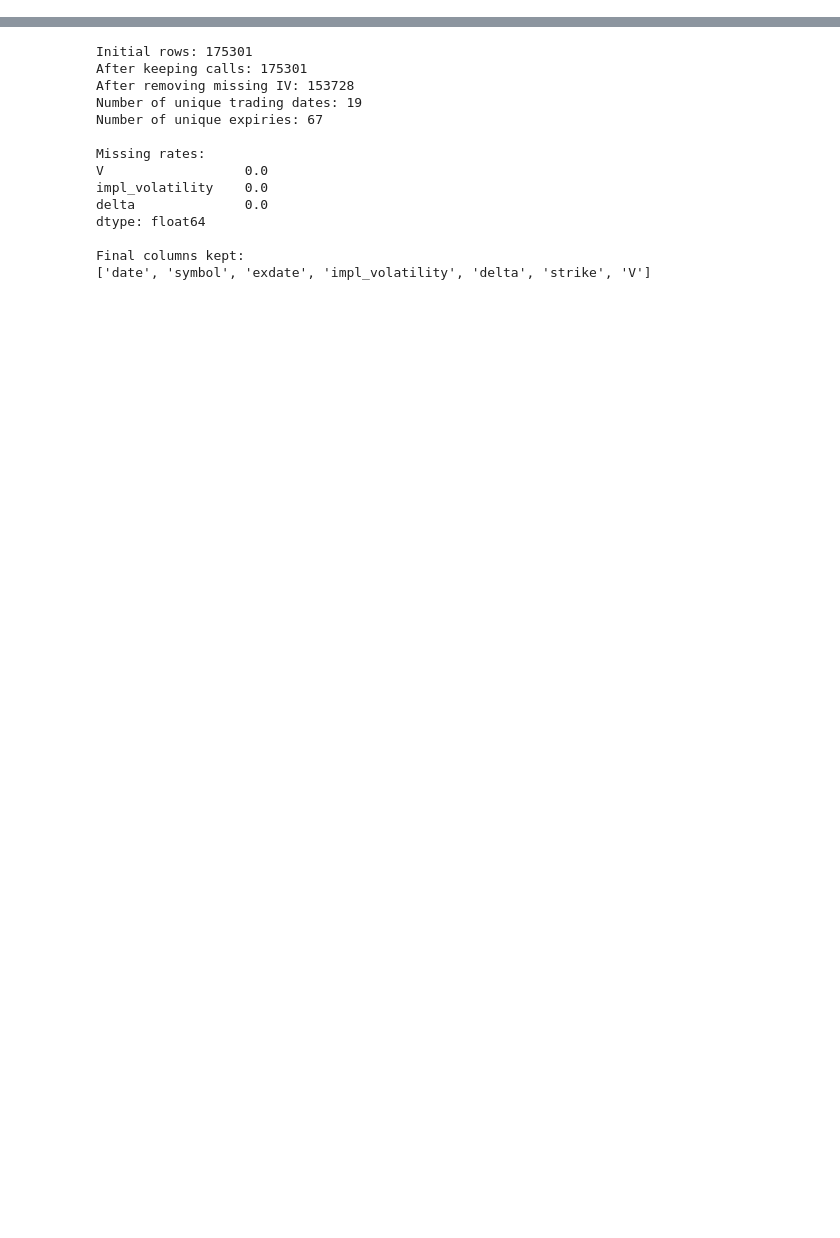
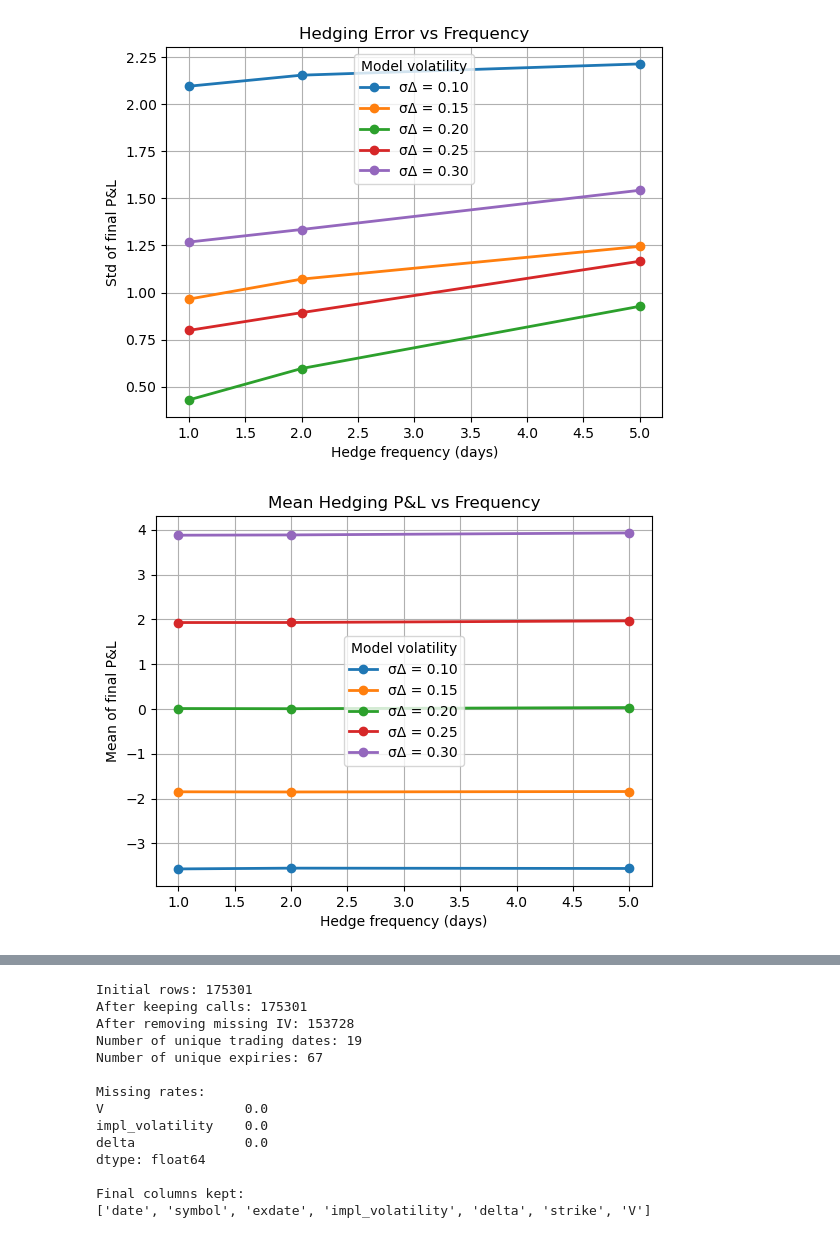
Before and after one commit to yaraberkelmans/super-duper-computing-machine, a Jupyter notebook: comfi.ipynb, the cells around one changed output, grey strips where cells are left out. Cells and saved outputs as stored; diff of their text form; code cells hidden in the pictures; blank space fills up the shorter version.

```diff
--- a/comfi.ipynb
+++ b/comfi.ipynb
@@ -134,7 +171,7 @@ print("\ntask 1 summary:")
 print(task1_summary.to_string(index=False))
 
 # Task 2
-sigma_delta_grid = [0.10, 0.15, 0.25, 0.30]
+sigma_delta_grid = [0.10, 0.15, 0.20, 0.25, 0.30]
 sigma_real_fixed = 0.20
 
 # hedge daily, twice a week, weekly
@@ -154,9 +191,6 @@ for sigma_delta in sigma_delta_grid:
 task2_summary = pd.concat(task2_summaries, ignore_index=True)
 print("\ntask 2 summary")
 print(task2_summary.to_string(index=False))
-
-#  TODO
-#  for report add plots? not asked specifically though
 # %% [output]
 task 1 summary:
  sigma_real  sigma_delta  hedge_every_days  mean_pnl  std_pnl
@@ -178,4 +209,52 @@ task 2 summary
         0.2         0.30                 1  3.878269 1.267996
         0.2         0.30                 2  3.884503 1.334717
         0.2         0.30                 5  3.929188 1.543026
+# %%
+def plot_error_PnL(task2_summary):
+    plt.figure()
+
+    for sigma in sorted(task2_summary["sigma_delta"].unique()):
+        sub = task2_summary[task2_summary["sigma_delta"] == sigma]
+        plt.plot(
+            sub["hedge_every_days"],
+            sub["std_pnl"],
+            marker="o",
+            linewidth=2,
+            label=f"σΔ = {sigma:.2f}"
+        )
+
+    plt.xlabel("Hedge frequency (days)")
+    plt.ylabel("Std of final P&L")
+    plt.title("Hedging Error vs Frequency")
+    plt.legend(title="Model volatility")
+    plt.grid(True)
+    plt.show()
+
+plot_error_PnL(task2_summary)
+
+def plot_mean_PnL(task2_summary):
+    plt.figure()
+
+    for sigma in sorted(task2_summary["sigma_delta"].unique()):
+        sub = task2_summary[task2_summary["sigma_delta"] == sigma]
+
+        plt.plot(
+            sub["hedge_every_days"],
+            sub["mean_pnl"],
+            marker="o",
+            linewidth=2,
+            label=f"σΔ = {sigma:.2f}"
+        )
+
+    plt.xlabel("Hedge frequency (days)")
+    plt.ylabel("Mean of final P&L")
+    plt.title("Mean Hedging P&L vs Frequency")
+    plt.legend(title="Model volatility")
+    plt.grid(True)
+    plt.show()
+
+plot_mean_PnL(task2_summary)
+# %% [output]
+[figure, added]
+[figure, added]
 # %% [markdown]
```
Also changed, not shown: parts of 13 cells of this notebook.
